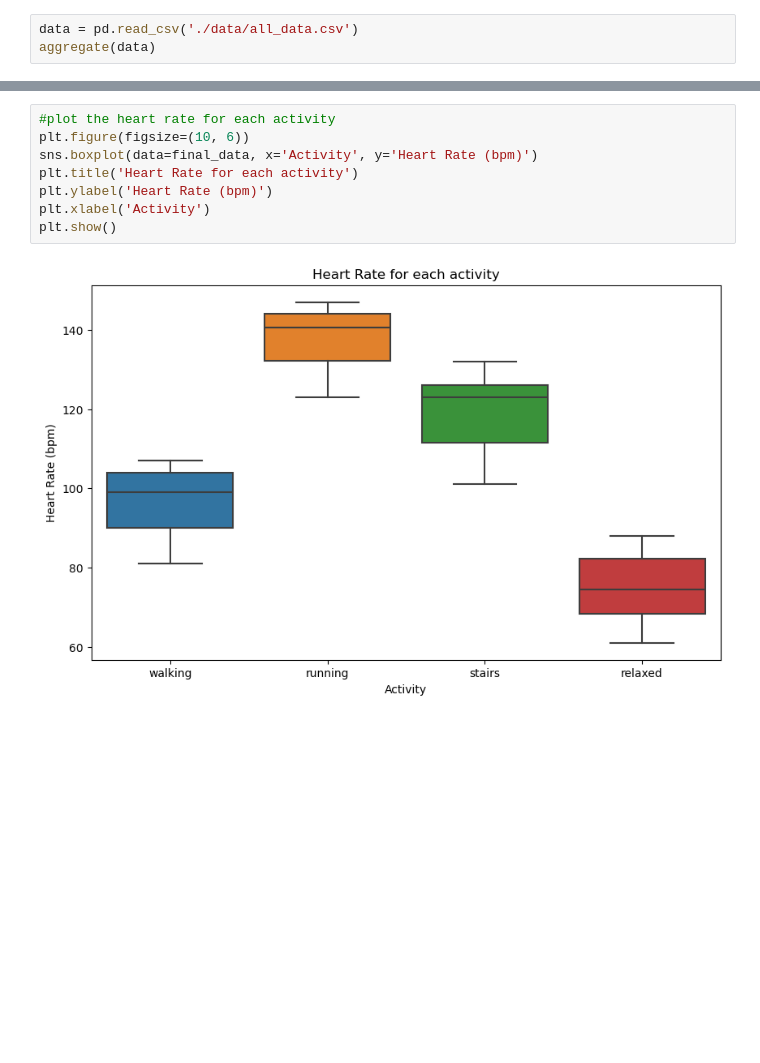
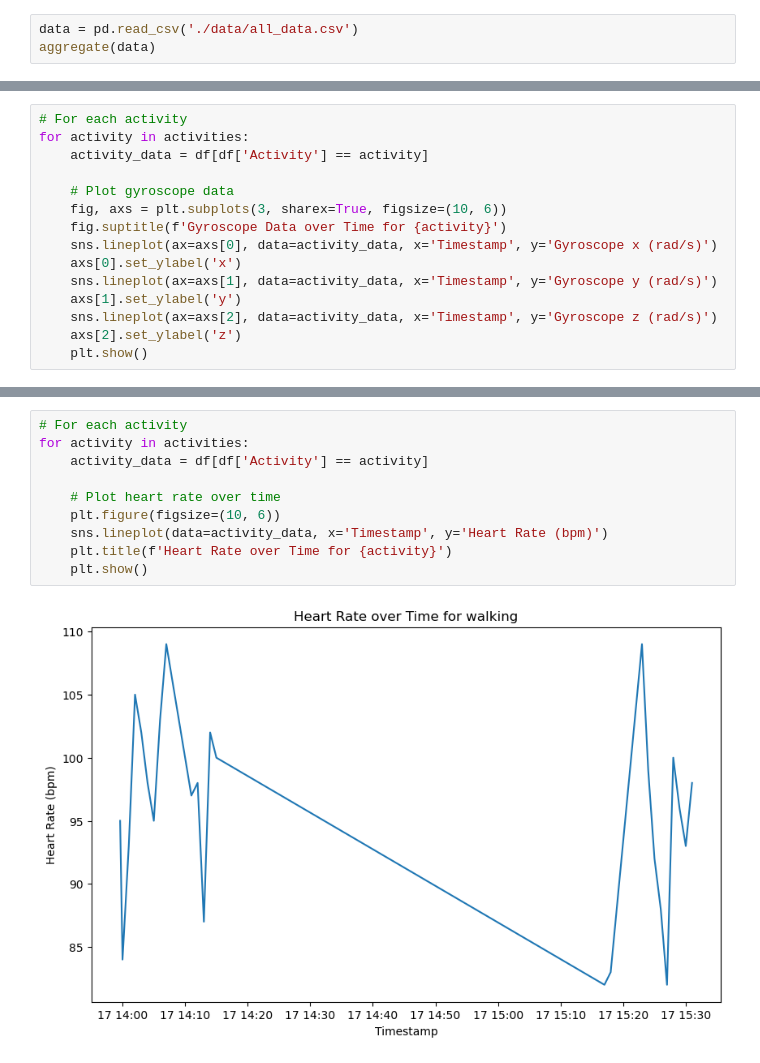
Before and after one commit to liatoutou/ML4QS, a Jupyter notebook: eda.ipynb, the cells around one changed output, grey strips where cells are left out. Drawn from its saved outputs; the diff is of its cells as text; blank space fills up the shorter version.

```diff
--- a/eda.ipynb
+++ b/eda.ipynb
@@ -203,0 +226,15 @@ plt.show()
+# %%
+# For each activity
+for activity in activities:
+    activity_data = df[df['Activity'] == activity]
+
+    # Plot gyroscope data
+    fig, axs = plt.subplots(3, sharex=True, figsize=(10, 6))
+    fig.suptitle(f'Gyroscope Data over Time for {activity}')
+    sns.lineplot(ax=axs[0], data=activity_data, x='Timestamp', y='Gyroscope x (rad/s)')
+    axs[0].set_ylabel('x')
+    sns.lineplot(ax=axs[1], data=activity_data, x='Timestamp', y='Gyroscope y (rad/s)')
+    axs[1].set_ylabel('y')
+    sns.lineplot(ax=axs[2], data=activity_data, x='Timestamp', y='Gyroscope z (rad/s)')
+    axs[2].set_ylabel('z')
+    plt.show()
@@ -204,10 +259,12 @@ plt.show()
 # %%
-#plot the heart rate for each activity
-plt.figure(figsize=(10, 6))
-sns.boxplot(data=final_data, x='Activity', y='Heart Rate (bpm)')
-plt.title('Heart Rate for each activity')
-plt.ylabel('Heart Rate (bpm)')
-plt.xlabel('Activity')
-plt.show()
+# For each activity
+for activity in activities:
+    activity_data = df[df['Activity'] == activity]
+
+    # Plot heart rate over time
+    plt.figure(figsize=(10, 6))
+    sns.lineplot(data=activity_data, x='Timestamp', y='Heart Rate (bpm)')
+    plt.title(f'Heart Rate over Time for {activity}')
+    plt.show()
 # %% [output]
-[figure, old version]
+[figure, new version]
```
Also changed, not shown: parts of 6 cells of this notebook, 1 other file.
